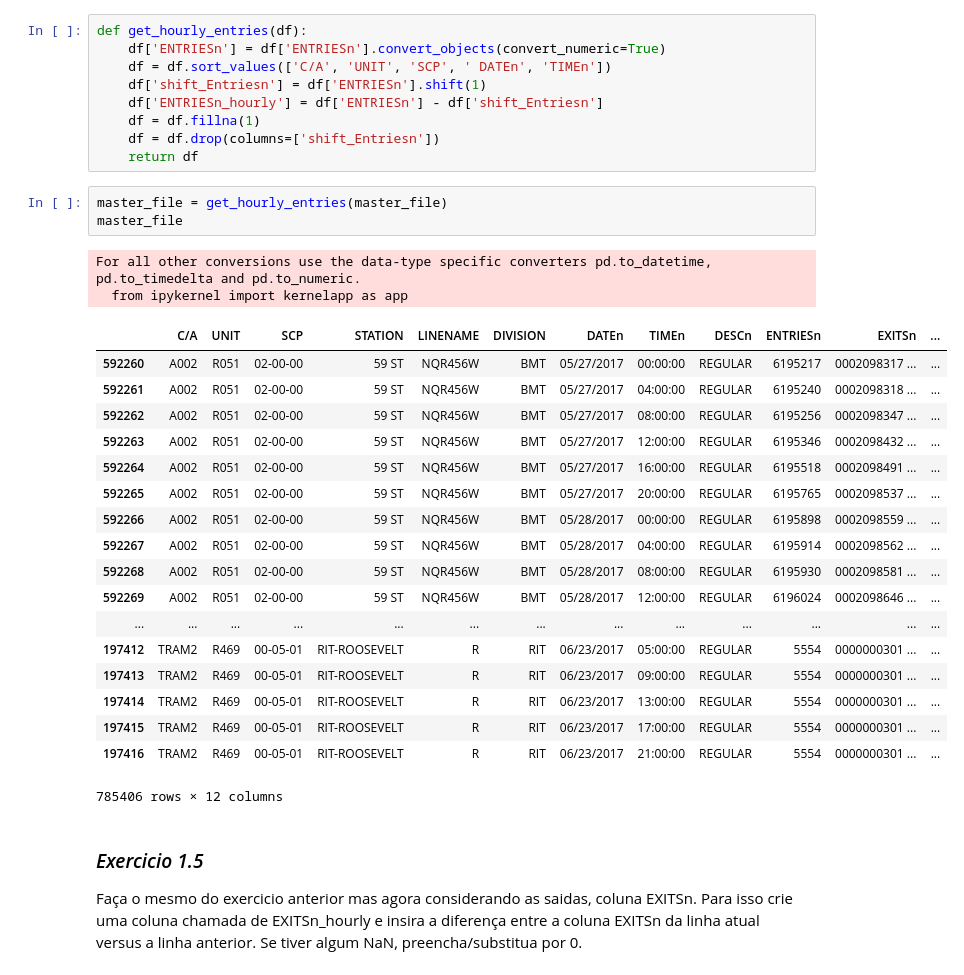
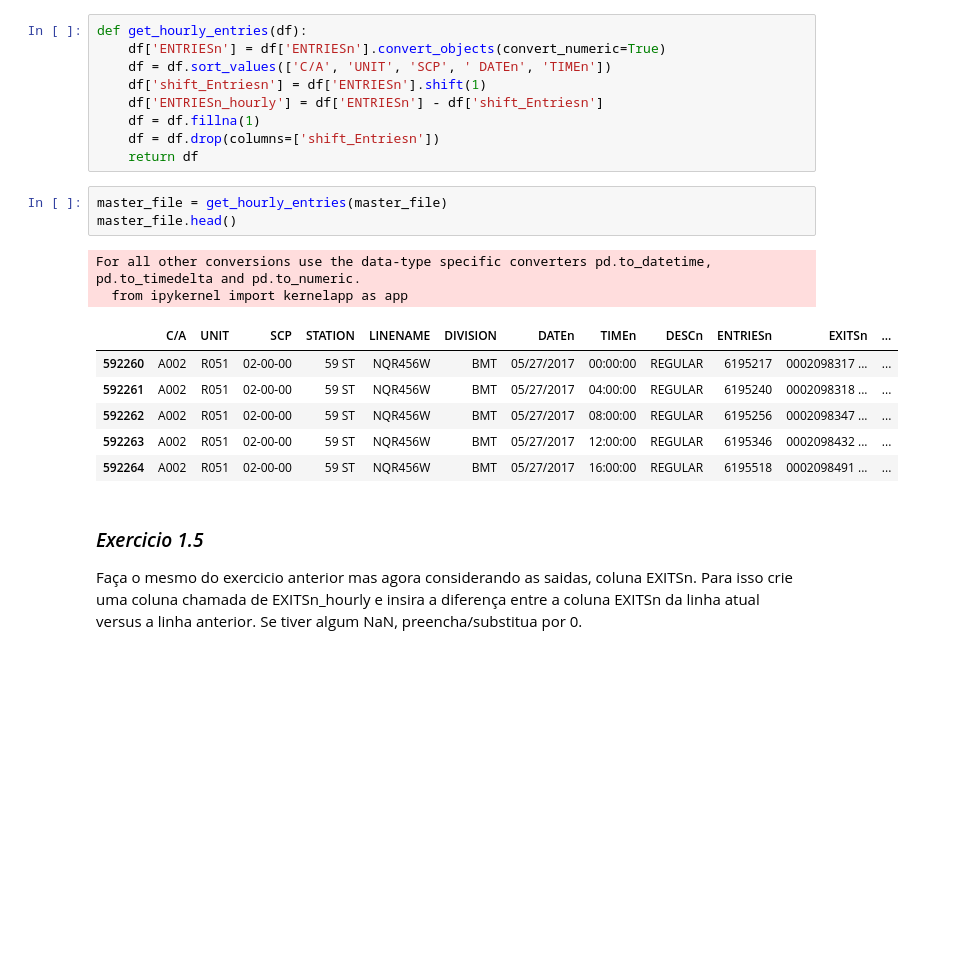
Before and after one commit to avizzon/analyzing-subway-data-ndfdsi_asv, a Jupyter notebook: analyzing-subway-data-ndfdsi_asv.ipynb, the cells around one changed output. Drawn from its saved outputs; the diff is of its cells as text; blank space fills up the shorter version.

```diff
--- a/analyzing-subway-data-ndfdsi_asv.ipynb
+++ b/analyzing-subway-data-ndfdsi_asv.ipynb
@@ -214,28 +219,16 @@ def get_hourly_entries(df):
     return df
 # %%
 master_file = get_hourly_entries(master_file)
-master_file
+master_file.head()
 # %% [output]
 For all other conversions use the data-type specific converters pd.to_datetime, pd.to_timedelta and pd.to_numeric.
   from ipykernel import kernelapp as app
 |  | C/A | UNIT | SCP | STATION | LINENAME | DIVISION | DATEn | TIMEn | DESCn | ENTRIESn | EXITSn | ... |
 | 592260 | A002 | R051 | 02-00-00 | 59 ST | NQR456W | BMT | 05/27/2017 | 00:00:00 | REGULAR | 6195217 | 0002098317 ... | ... |
 | 592261 | A002 | R051 | 02-00-00 | 59 ST | NQR456W | BMT | 05/27/2017 | 04:00:00 | REGULAR | 6195240 | 0002098318 ... | ... |
 | 592262 | A002 | R051 | 02-00-00 | 59 ST | NQR456W | BMT | 05/27/2017 | 08:00:00 | REGULAR | 6195256 | 0002098347 ... | ... |
 | 592263 | A002 | R051 | 02-00-00 | 59 ST | NQR456W | BMT | 05/27/2017 | 12:00:00 | REGULAR | 6195346 | 0002098432 ... | ... |
 | 592264 | A002 | R051 | 02-00-00 | 59 ST | NQR456W | BMT | 05/27/2017 | 16:00:00 | REGULAR | 6195518 | 0002098491 ... | ... |
-| 592265 | A002 | R051 | 02-00-00 | 59 ST | NQR456W | BMT | 05/27/2017 | 20:00:00 | REGULAR | 6195765 | 0002098537 ... | ... |
-| 592266 | A002 | R051 | 02-00-00 | 59 ST | NQR456W | BMT | 05/28/2017 | 00:00:00 | REGULAR | 6195898 | 0002098559 ... | ... |
-| 592267 | A002 | R051 | 02-00-00 | 59 ST | NQR456W | BMT | 05/28/2017 | 04:00:00 | REGULAR | 6195914 | 0002098562 ... | ... |
-| 592268 | A002 | R051 | 02-00-00 | 59 ST | NQR456W | BMT | 05/28/2017 | 08:00:00 | REGULAR | 6195930 | 0002098581 ... | ... |
-| 592269 | A002 | R051 | 02-00-00 | 59 ST | NQR456W | BMT | 05/28/2017 | 12:00:00 | REGULAR | 6196024 | 0002098646 ... | ... |
-| ... | ... | ... | ... | ... | ... | ... | ... | ... | ... | ... | ... | ... |
-| 197412 | TRAM2 | R469 | 00-05-01 | RIT-ROOSEVELT | R | RIT | 06/23/2017 | 05:00:00 | REGULAR | 5554 | 0000000301 ... | ... |
-| 197413 | TRAM2 | R469 | 00-05-01 | RIT-ROOSEVELT | R | RIT | 06/23/2017 | 09:00:00 | REGULAR | 5554 | 0000000301 ... | ... |
-| 197414 | TRAM2 | R469 | 00-05-01 | RIT-ROOSEVELT | R | RIT | 06/23/2017 | 13:00:00 | REGULAR | 5554 | 0000000301 ... | ... |
-| 197415 | TRAM2 | R469 | 00-05-01 | RIT-ROOSEVELT | R | RIT | 06/23/2017 | 17:00:00 | REGULAR | 5554 | 0000000301 ... | ... |
-| 197416 | TRAM2 | R469 | 00-05-01 | RIT-ROOSEVELT | R | RIT | 06/23/2017 | 21:00:00 | REGULAR | 5554 | 0000000301 ... | ... |
-785406 rows × 12 columns
 # %% [markdown]
 ### *Exercicio 1.5*
 
```
Also changed, not shown: parts of 6 cells of this notebook.
